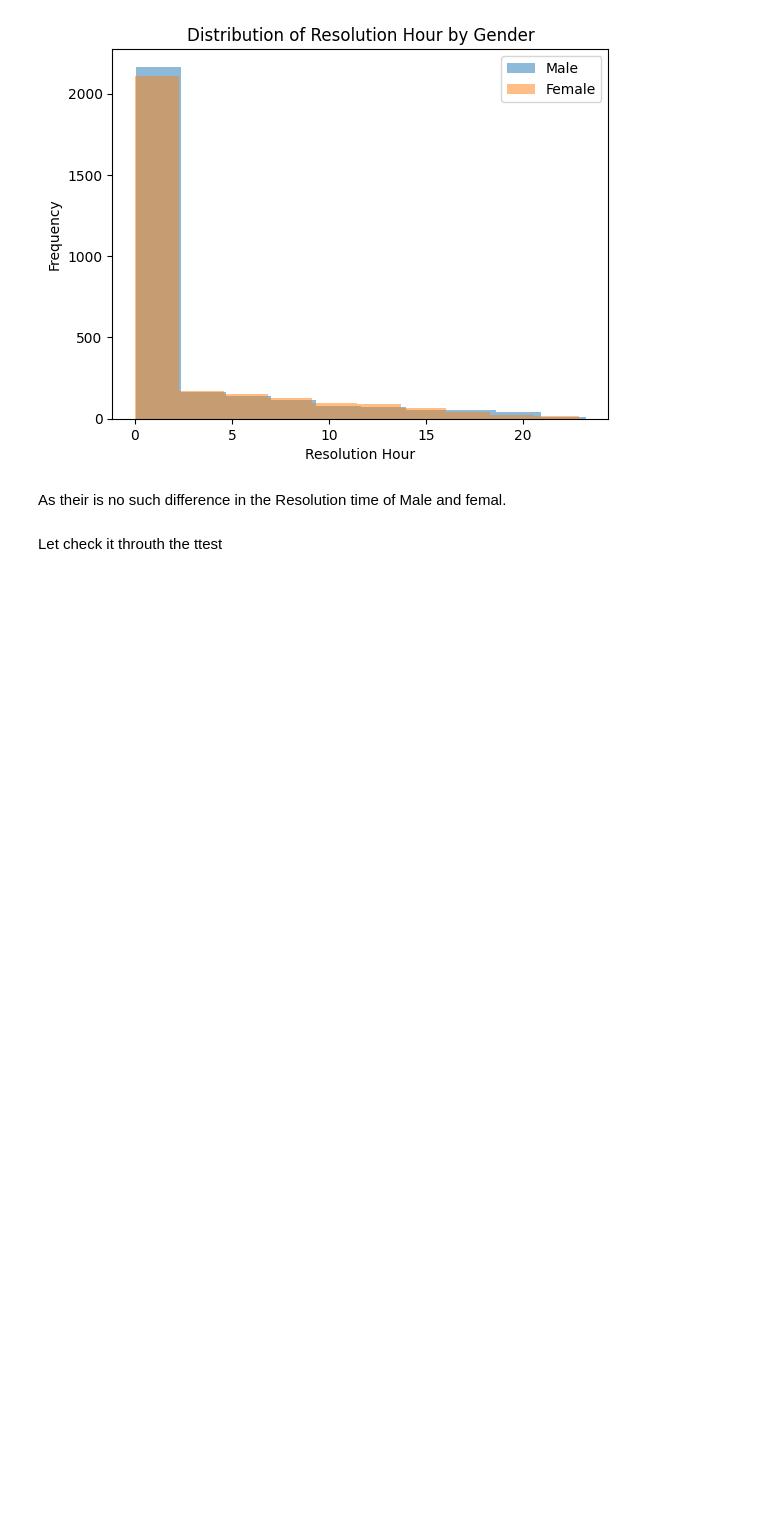
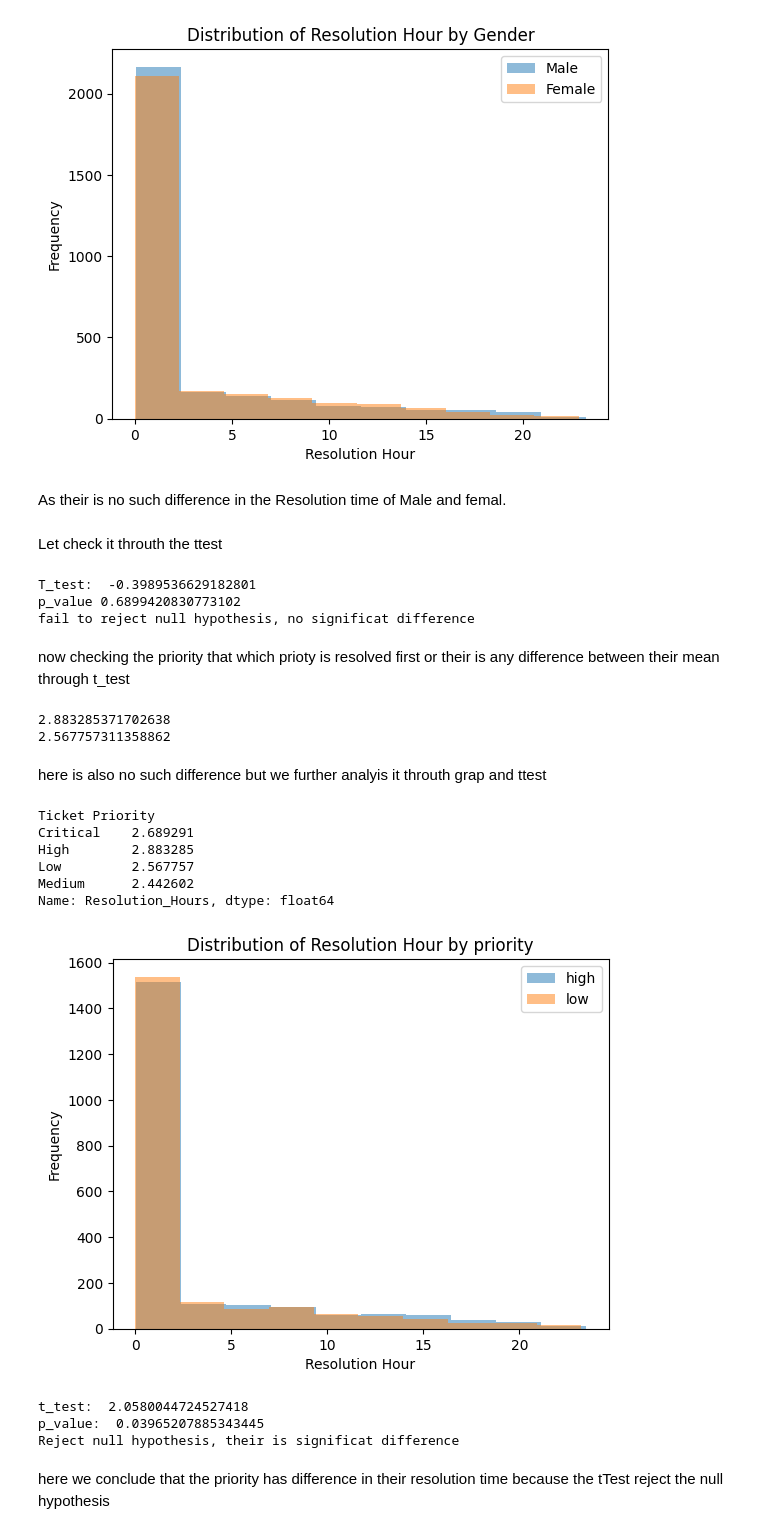
Before and after one commit to nomankhan0347893-web/mentorship-program-devsil, a Jupyter notebook: custommer_support_ticket.ipynb, the cells around one changed output. Saved outputs shown, nothing was run; the diff lists cells and outputs as text; code cells hidden in the pictures; blank space fills up the shorter version.

```diff
--- a/custommer_support_ticket.ipynb
+++ b/custommer_support_ticket.ipynb
@@ -404,3 +412,13 @@ plt.show()
+# %%
+# we can create new columns for easier analysis and answer question like
+# 1. which month has the most tickets?
+# 2. which day of the week do tickets spike?
+#3. does Purchase date affect resolution time?
+
+df['purchase_year']=df['Date of Purchase'].dt.year
+df['purchased_month']=df['Date of Purchase'].dt.month
+df['purchased_day']=df['Date of Purchase'].dt.day
+df['purchase_weekday']=df['Date of Purchase'].dt.day_name()
 # %%
 df['Time to Resolution'].head()
 # %% [output]
@@ -487,4 +505,66 @@ As their is no such difference in the Resolution time of Male and femal.
 # %% [markdown]
 Let check it throuth the ttest
 # %%
-t_test,p_value=
+t_test,p_value=ttest_ind(male_resolution,female_resolution)
+print("T_test: ",t_test)
+print("p_value",p_value)
+
+if p_value > 0.5:
+    print("fail to reject null hypothesis, no significat difference")
+else:
+    print('Reject null hypothesis, their is significat difference')
+# %% [output]
+T_test:  -0.3989536629182801
+p_value 0.6899420830773102
+fail to reject null hypothesis, no significat difference
+# %% [markdown]
+now checking the priority that which prioty is resolved first or their is any difference between their mean through t_test
+# %%
+high_priority=df[df['Ticket Priority']=='High']['Resolution_Hours']
+low_priority=df[df['Ticket Priority']=='Low']['Resolution_Hours']
+
+print(high_priority.mean())
+print(low_priority.mean())
+# %% [output]
+2.883285371702638
+2.567757311358862
+# %% [markdown]
+here is also no such difference but we further analyis it throuth grap and ttest
+# %%
+# average Resolution Time by priorigty
+df.groupby('Ticket Priority')['Resolution_Hours'].mean()
+# %% [output]
+Ticket Priority
+Critical    2.689291
+High        2.883285
+Low         2.567757
+Medium      2.442602
+Name: Resolution_Hours, dtype: float64
+# %%
+# checking throuth graph
+plt.hist(high_priority, bins=10, alpha=0.5, label="high")
+plt.hist(low_priority, bins=10, alpha=0.5, label="low")
+plt.legend()
+plt.xlabel("Resolution Hour")
+plt.ylabel("Frequency")
+plt.title("Distribution of Resolution Hour by priority")
+plt.show()
+# %% [output]
+[figure, added]
+# %%
+# now checking the Diference through ttest
+t_test,p_value=ttest_ind(high_priority,low_priority)
+print("t_test: ",t_test)
+print("p_value: ",p_value)
+
+if p_value > 0.5:
+    print("fail to reject null hypothesis, no significat difference")
+else:
+    print('Reject null hypothesis, their is significat difference')
+# %% [output]
+t_test:  2.0580044724527418
+p_value:  0.03965207885343445
+Reject null hypothesis, their is significat difference
+# %% [markdown]
+here we conclude that the priority has difference in their resolution time
+because the tTest reject the null hypothesis
```
Also changed, not shown: parts of 19 cells of this notebook.
